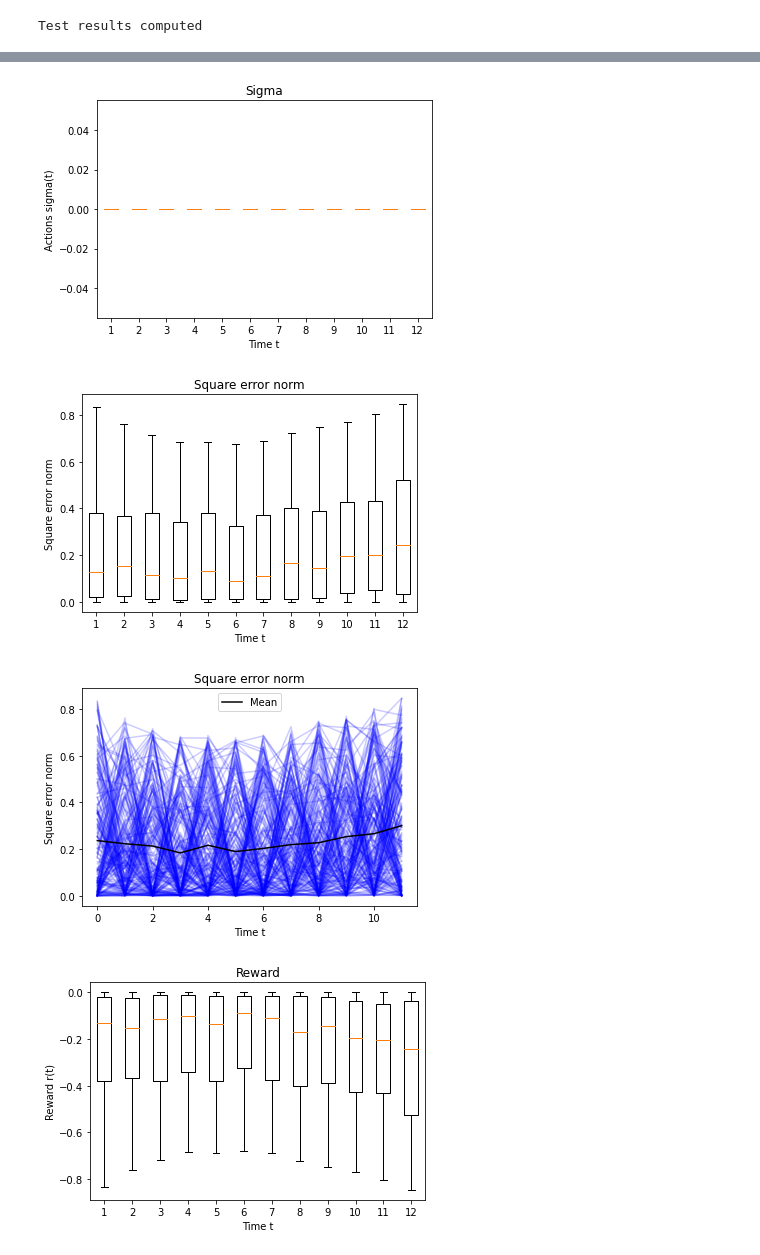
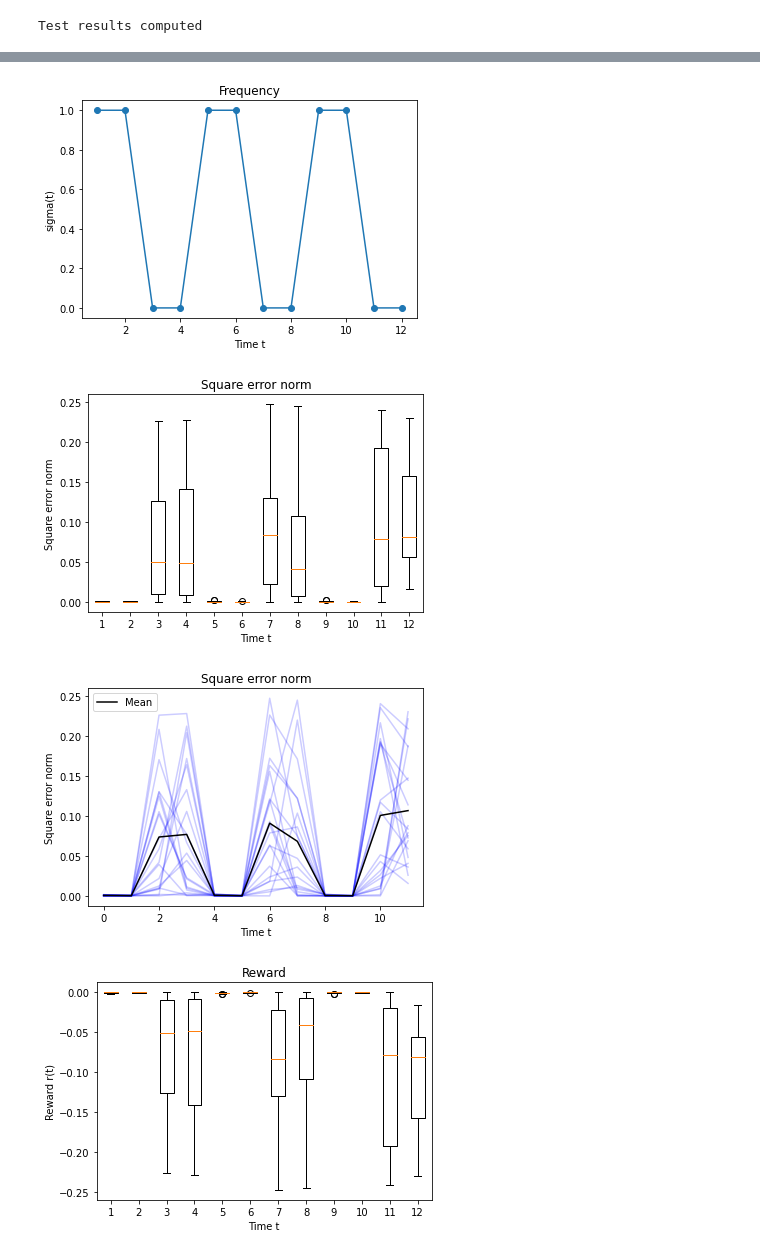
Before and after one commit to aaspeel/optiMeasRL, a Jupyter notebook: RL.ipynb, the cells around one changed output, grey strips where cells are left out. Drawn from its saved outputs; the diff is of its cells as text; code cells hidden in the pictures.

Commit message:
Allow test on regular scheduling
* In environment, mode 2 can be used for regular scheduling.

```diff
--- a/RL.ipynb
+++ b/RL.ipynb
@@ -116,11 +117,17 @@ Threshold rewarder
   number of measures in the window: 0
 # %%
-# generate sequences for training the agent
-numberSamples_trainAgent=500
-T_trainAgent=T
+# generate sequences for training and validating the agent
+numberSamples_train=100
+T_train=T
 
-(objectives_trainAgent,measurements_trainAgent)=estimator.generateSequence(T_trainAgent,numberSamples=numberSamples_trainAgent)
+numberSamples_valid=numberSamples_train
+T_valid=T_train
 
-print('shape objectives:',np.shape(objectives_trainAgent))
-print('shape measurements:',np.shape(measurements_trainAgent))
+(objectives_train,measurements_train)=estimator.generateSequence(T_train,numberSamples=numberSamples_train)
+(objectives_valid,measurements_valid)=estimator.generateSequence(T_valid,numberSamples=numberSamples_valid)
+
+print('shape training objectives:',np.shape(objectives_train))
+print('shape training measurements:',np.shape(measurements_train))
+print('shape validating objectives:',np.shape(objectives_valid))
+print('shape validating measurements:',np.shape(measurements_valid))
 # %% [output]
@@ -129,6 +138,6 @@ shape measurements: (500, 12, 1)
 # %%
 # construct agent
-agent=constructAgent(estimator,rewarder,objectives_trainAgent,measurements_trainAgent)
+agent=constructAgent(estimator,rewarder,objectives_train,measurements_train,objectives_valid,measurements_valid)
 print('Agent constructed')
 # %% [output]
 Environment parameters
@@ -152,6 +162,8 @@ Threshold rewarder
 Agent constructed
 # %%
 # Train agent
-agent.run(n_epochs=5, epoch_length=numberSamples_trainAgent*T_trainAgent)
+agent.resumeTrainingMode() # not required
+agent.run(n_epochs=100, epoch_length=numberSamples_train*T_train)
+cumulatedRewards_valid=agent._controllers[2].rewards
 print('Agent Trained')
 # %% [output]
@@ -175,6 +204,6 @@ Agent Trained
 # %%
 # generate test data
-numberSamples_test=200
+numberSamples_test=20
 T_test=T
 (objectives_test,measurements_test)=estimator.generateSequence(T_test,numberSamples=numberSamples_test)
 
@@ -192,11 +215,16 @@ plotExperiment(objectives_test,estimates_test,sigmas_test,idx_sample=idx_sample)
 # %%
-plotHistoSigmas(sigmas_test)
-plotHistoErrors(objectives_test,estimates_test)
+# plot test
+idx_sample=5
+#plotExperiment(objectives_test,estimates_test,sigmas_test,idx_sample=idx_sample)
+freqSigmas(sigmas_test)
+boxplotErrors(objectives_test,estimates_test)
 plotAllErrors(objectives_test,estimates_test)
-plotHistoRewards(rewards_test)
+boxplotRewards(rewards_test)
 plotAllRewards(rewards_test)
+histoCumulatedRewards(rewards_test)
+sigmas_test
 # %% [output]
-[figure, old version]
+[figure, new version]
-[figure, old version]
+[figure, new version]
-[figure, old version]
+[figure, new version]
-[figure, old version]
+[figure, new version]
```
Also changed, not shown: parts of 13 cells of this notebook, 5 other files.
